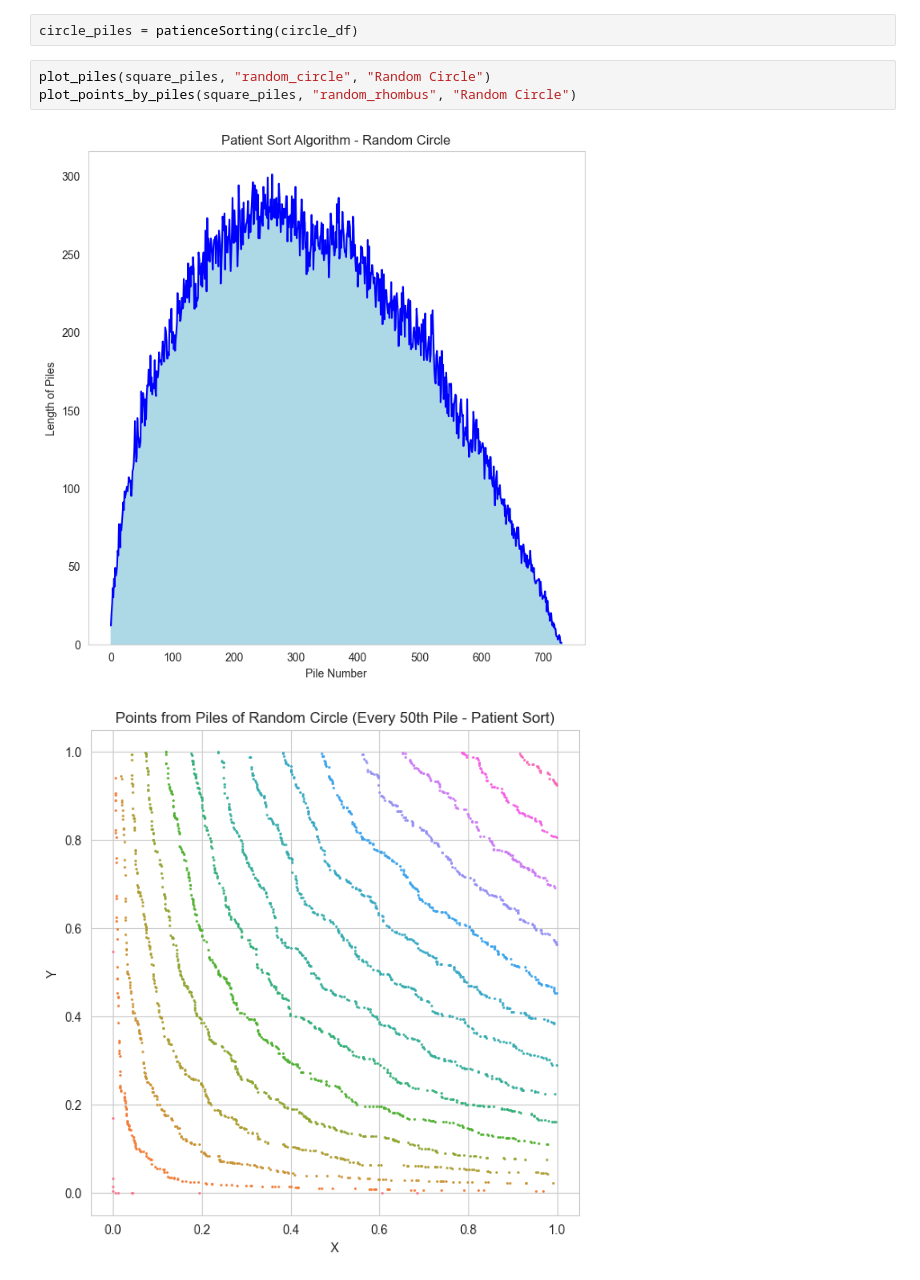
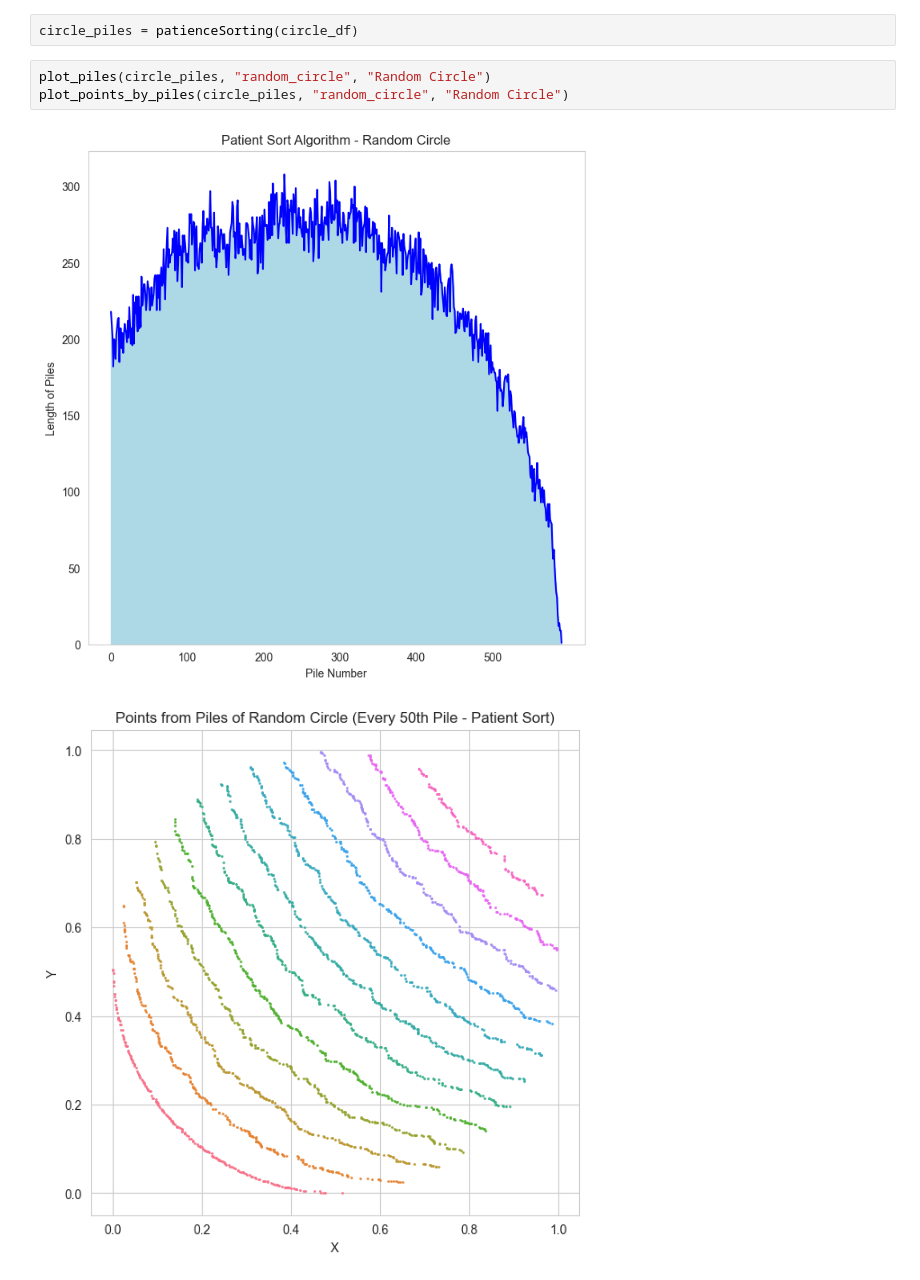
Before and after one commit to rotemchn/SortingGrades, a Jupyter notebook: patience_sort_algo.ipynb, the cells around one changed output. Drawn from its saved outputs; the diff is of its cells as text.

```diff
--- a/patience_sort_algo.ipynb
+++ b/patience_sort_algo.ipynb
@@ -147,8 +147,8 @@ plot_points_by_piles(square_piles, "random_rhombus", "Random Rhombus")
 # %%
 circle_piles = patienceSorting(circle_df)
 # %%
-plot_piles(square_piles, "random_circle", "Random Circle")
-plot_points_by_piles(square_piles, "random_rhombus", "Random Circle")
+plot_piles(circle_piles, "random_circle", "Random Circle")
+plot_points_by_piles(circle_piles, "random_circle", "Random Circle")
 # %% [output]
-[figure, old version]
+[figure, new version]
-[figure, old version]
+[figure, new version]
```
Also changed, not shown: parts of 1 cell of this notebook, 10 other files.
